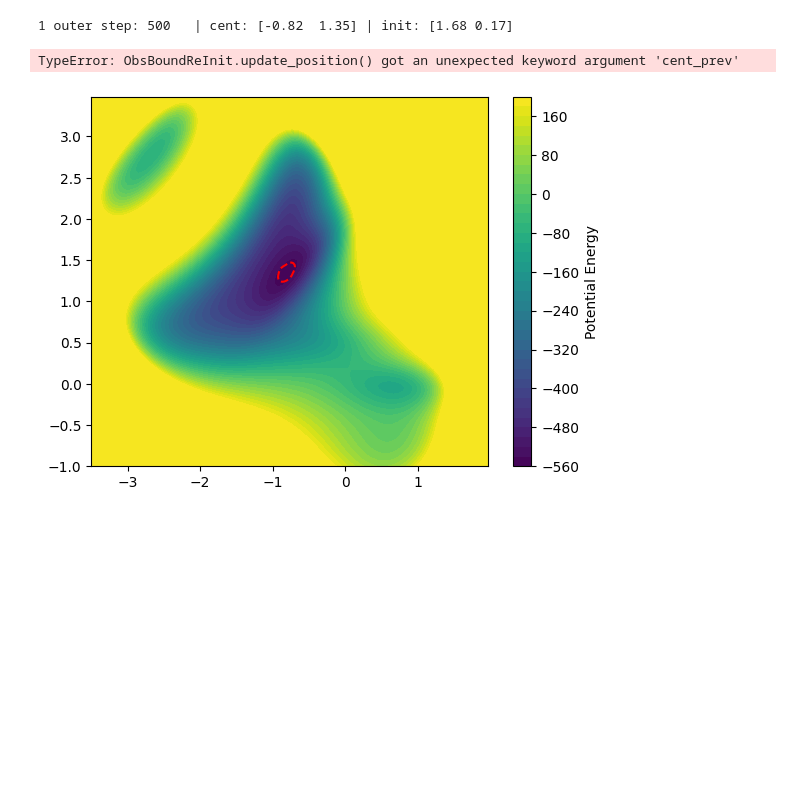
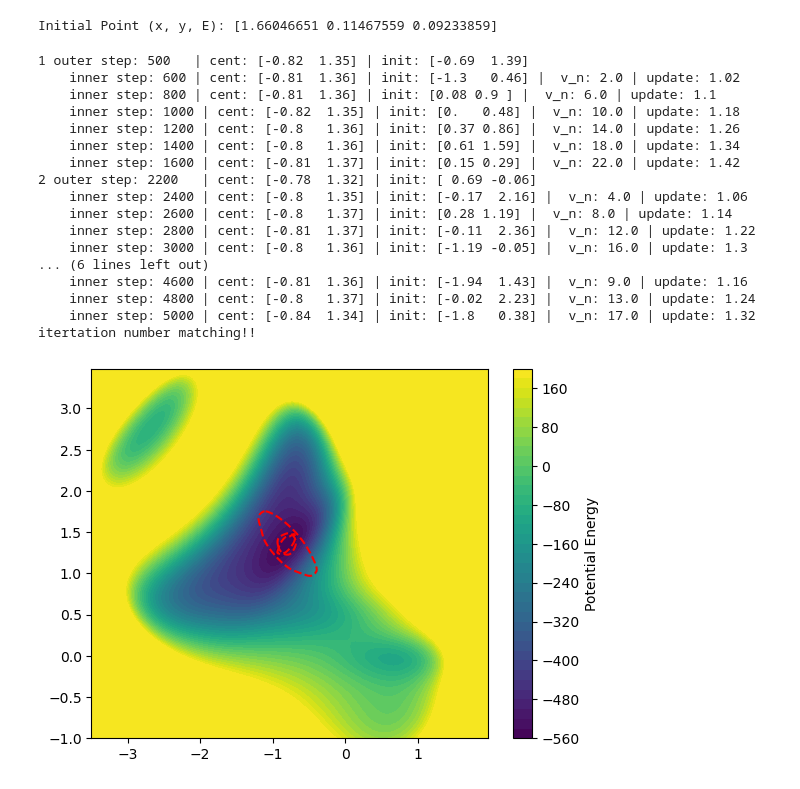
Before and after one commit to hoon-ock/landscape-search, a Jupyter notebook: toy_revisit.ipynb, the cells around one changed output. Drawn from its saved outputs; the diff is of its cells as text; code cells hidden in the pictures; blank space fills up the shorter version.

```diff
--- a/toy_revisit.ipynb
+++ b/toy_revisit.ipynb
@@ -24,7 +21,7 @@ from sys import getsizeof
 np.random.seed(1)
 
 # Update Algorithm Parameters
-total_step = 10000
+total_step = 5000
 large_batch_size = 500
 small_batch_size = 50
 beta = 1
@@ -55,11 +52,32 @@ system.addForce(pes)
 
 integrator = mm.LangevinIntegrator(temperature, friction, timestep)
 context = mm.Context(system, integrator)
+# %%
+# Define the limits for x and y coordinates
+x_min, x_max = 1.6, 1.8  # Example limits for x
+y_min, y_max = 0.1, 0.2  # Example limits for y
+
+# Generate a random point within the specified limits for x and y
+initial_x = np.random.uniform(x_min, x_max)
+initial_y = np.random.uniform(y_min, y_max)
+
+# Generate a random value between 0 and 1 for the third dimension (E)
+initial_E = np.random.uniform(0, 1)
+
+# Create the initial point as a numpy array in three dimensions (x, y, E)
+initial_point = np.array([initial_x, initial_y, initial_E])
+
+# Print or use the initial_point as needed
+print("Initial Point (x, y, E):", initial_point)
+# %% [output]
+Initial Point (x, y, E): [1.66046651 0.11467559 0.09233859]
 # %%
 # Preparation to run simulations
-traj_save = []
+traj_outer_save = []
+traj_all_save = []
 init_points_outer = []
 init_points_inner = []
+update_pos = []
 update_rates = []
 v_save = []
 cent = startingPositions[:,:2].T
@@ -89,7 +107,7 @@ while remain_step > 0:
         E = pes.potential(x=p[0], y=p[1])
         traj[i] = np.array([p[0], p[1], E])
         integrator.step(step)
-    traj_save.append(traj)
+    traj_all_save.append(traj)
 
     # Instantiation
     particle_outer = algorithm.ObsBoundReInit(traj, cent_prev=cent, inc_prev=v,
@@ -129,6 +147,7 @@ while remain_step > 0:
 
         # Save update rate for tracking
         update_rates.append(upd)
+        update_pos.append((last.reshape(2), p_new.reshape(2)))
         # Re-Initialization
         context.setPositions(startingPositions)
         context.setVelocitiesToTemperature(temperature)
@@ -141,6 +160,7 @@ while remain_step > 0:
             E = pes.potential(x=p[0], y=p[1])
             traj[i] = np.array([p[0], p[1], E])
             integrator.step(step)
+        traj_all_save.append(traj)
         # cent = np.mean(traj[:,:2], axis=0)
         # last = traj[-1,:2].reshape(2,1)
 
@@ -150,33 +170,48 @@ while remain_step > 0:
         cent = particle_inner.cent
         last = particle_inner.last
         # cent = np.mean(traj[:,:2], axis=0)
         # last = traj[-1,:2].reshape(2,1)
 
         remain_step -= small_batch_size
         # print results
         if (remain_step%200 == 0): #or (boundary_path.contains_point(cent) == False):
             print(f'    inner step: {total_step-remain_step} | cent: {np.round(cent.flatten(),2)} | \
 init: {np.round(startingPositions[0][:2],2)} |  v_n: {v} | update: {np.round(upd,2)}')
 
         m+=1
         iteration_counter.update({n:m})
         if remain_step < 0:
             print('reached the max step')
             break
 
     # Reset v_n & init point
     ## init point as last traj from newly found cluster
     v=0
     p_new = last #cent #particle.update_position()
     E_new = pes.potential(*p_new)
     startingPositions = np.vstack((p_new, E_new)).T
     n+=1
 
 if np.sum(list(iteration_counter.values())) == len(update_rates):
     print('itertation number matching!!')
 else:
     print('iteration number NOT matching!!')
 # %% [output]
-1 outer step: 500   | cent: [-0.82  1.35] | init: [1.68 0.17]
+1 outer step: 500   | cent: [-0.82  1.35] | init: [-0.69  1.39]
+    inner step: 600 | cent: [-0.81  1.36] | init: [-1.3   0.46] |  v_n: 2.0 | update: 1.02
+    inner step: 800 | cent: [-0.81  1.36] | init: [0.08 0.9 ] |  v_n: 6.0 | update: 1.1
+    inner step: 1000 | cent: [-0.82  1.35] | init: [0.   0.48] |  v_n: 10.0 | update: 1.18
+    inner step: 1200 | cent: [-0.8   1.36] | init: [0.37 0.86] |  v_n: 14.0 | update: 1.26
+    inner step: 1400 | cent: [-0.8   1.36] | init: [0.61 1.59] |  v_n: 18.0 | update: 1.34
+    inner step: 1600 | cent: [-0.81  1.37] | init: [0.15 0.29] |  v_n: 22.0 | update: 1.42
+2 outer step: 2200   | cent: [-0.78  1.32] | init: [ 0.69 -0.06]
+    inner step: 2400 | cent: [-0.8   1.35] | init: [-0.17  2.16] |  v_n: 4.0 | update: 1.06
+    inner step: 2600 | cent: [-0.8   1.37] | init: [0.28 1.19] |  v_n: 8.0 | update: 1.14
+    inner step: 2800 | cent: [-0.81  1.37] | init: [-0.11  2.36] |  v_n: 12.0 | update: 1.22
+    inner step: 3000 | cent: [-0.8   1.36] | init: [-1.19 -0.05] |  v_n: 16.0 | update: 1.3
+... (6 lines left out)
+    inner step: 4600 | cent: [-0.81  1.36] | init: [-1.94  1.43] |  v_n: 9.0 | update: 1.16
+    inner step: 4800 | cent: [-0.8   1.37] | init: [-0.02  2.23] |  v_n: 13.0 | update: 1.24
+    inner step: 5000 | cent: [-0.84  1.34] | init: [-1.8   0.38] |  v_n: 17.0 | update: 1.32
+itertation number matching!!
-TypeError: ObsBoundReInit.update_position() got an unexpected keyword argument 'cent_prev'
-[figure, old version]
+[figure, new version]
```
Also changed, not shown: parts of 18 cells of this notebook.
